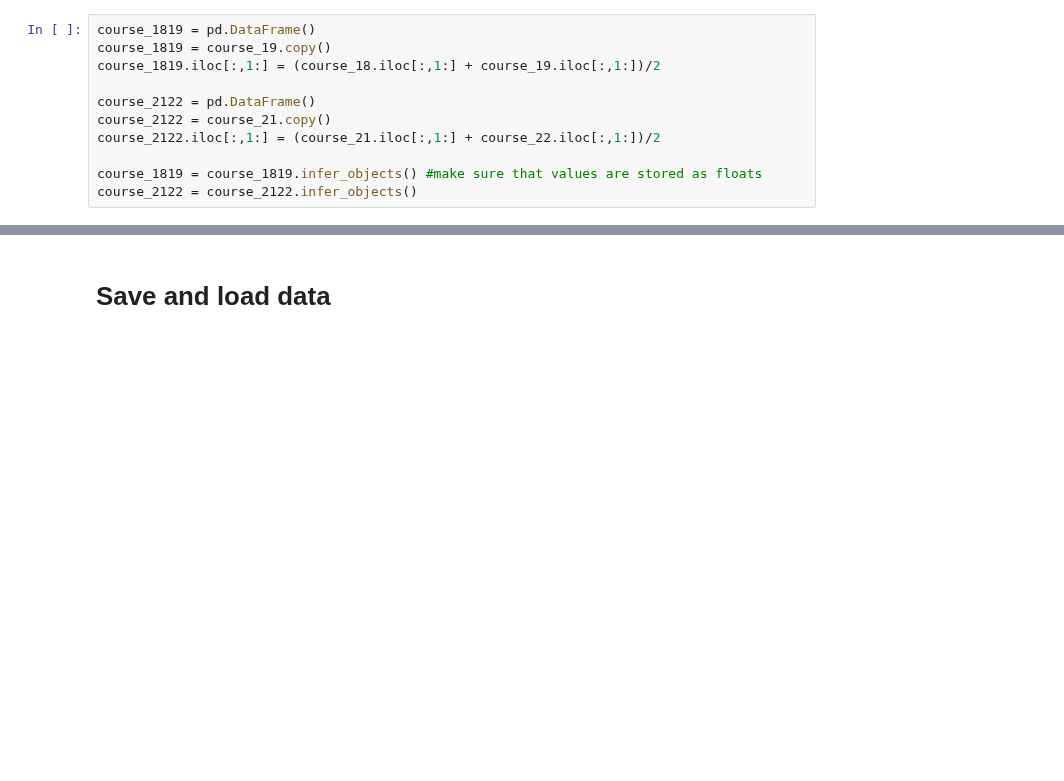
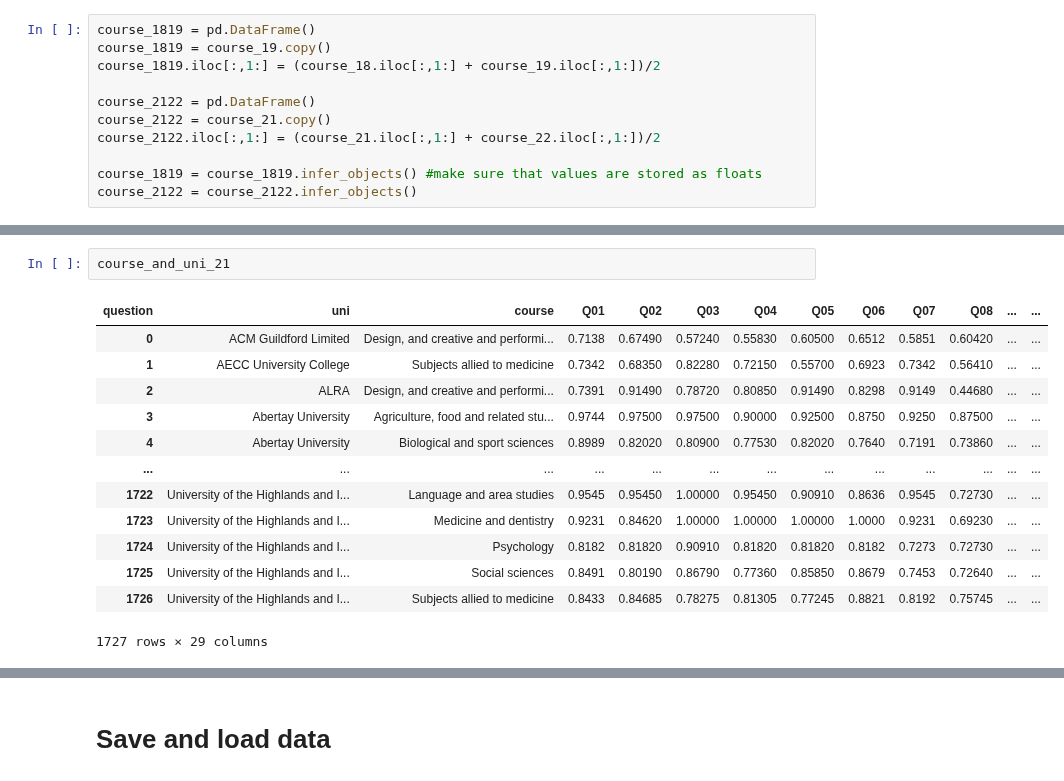
Before and after one commit to szelesaron/dissertation-code, a Jupyter notebook: cleaning.ipynb, the cells around one changed output, grey strips where cells are left out. Cells and saved outputs as stored; diff of their text form; blank space fills up the shorter version.

```diff
--- a/cleaning.ipynb
+++ b/cleaning.ipynb
@@ -214,0 +281,16 @@ course_2122 = course_2122.infer_objects()
+# %%
+course_and_uni_21
+# %% [output]
+| question | uni | course | Q01 | Q02 | Q03 | Q04 | Q05 | Q06 | Q07 | Q08 | ... | ... |
+| 0 | ACM Guildford Limited | Design, and creative and performi... | 0.7138 | 0.67490 | 0.57240 | 0.55830 | 0.60500 | 0.6512 | 0.5851 | 0.60420 | ... | ... |
+| 1 | AECC University College | Subjects allied to medicine | 0.7342 | 0.68350 | 0.82280 | 0.72150 | 0.55700 | 0.6923 | 0.7342 | 0.56410 | ... | ... |
+| 2 | ALRA | Design, and creative and performi... | 0.7391 | 0.91490 | 0.78720 | 0.80850 | 0.91490 | 0.8298 | 0.9149 | 0.44680 | ... | ... |
+| 3 | Abertay University | Agriculture, food and related stu... | 0.9744 | 0.97500 | 0.97500 | 0.90000 | 0.92500 | 0.8750 | 0.9250 | 0.87500 | ... | ... |
+| 4 | Abertay University | Biological and sport sciences | 0.8989 | 0.82020 | 0.80900 | 0.77530 | 0.82020 | 0.7640 | 0.7191 | 0.73860 | ... | ... |
+| ... | ... | ... | ... | ... | ... | ... | ... | ... | ... | ... | ... | ... |
+| 1722 | University of the Highlands and I... | Language and area studies | 0.9545 | 0.95450 | 1.00000 | 0.95450 | 0.90910 | 0.8636 | 0.9545 | 0.72730 | ... | ... |
+| 1723 | University of the Highlands and I... | Medicine and dentistry | 0.9231 | 0.84620 | 1.00000 | 1.00000 | 1.00000 | 1.0000 | 0.9231 | 0.69230 | ... | ... |
+| 1724 | University of the Highlands and I... | Psychology | 0.8182 | 0.81820 | 0.90910 | 0.81820 | 0.81820 | 0.8182 | 0.7273 | 0.72730 | ... | ... |
+| 1725 | University of the Highlands and I... | Social sciences | 0.8491 | 0.80190 | 0.86790 | 0.77360 | 0.85850 | 0.8679 | 0.7453 | 0.72640 | ... | ... |
+| 1726 | University of the Highlands and I... | Subjects allied to medicine | 0.8433 | 0.84685 | 0.78275 | 0.81305 | 0.77245 | 0.8821 | 0.8192 | 0.75745 | ... | ... |
+1727 rows × 29 columns
```
Also changed, not shown: parts of 8 cells of this notebook.
